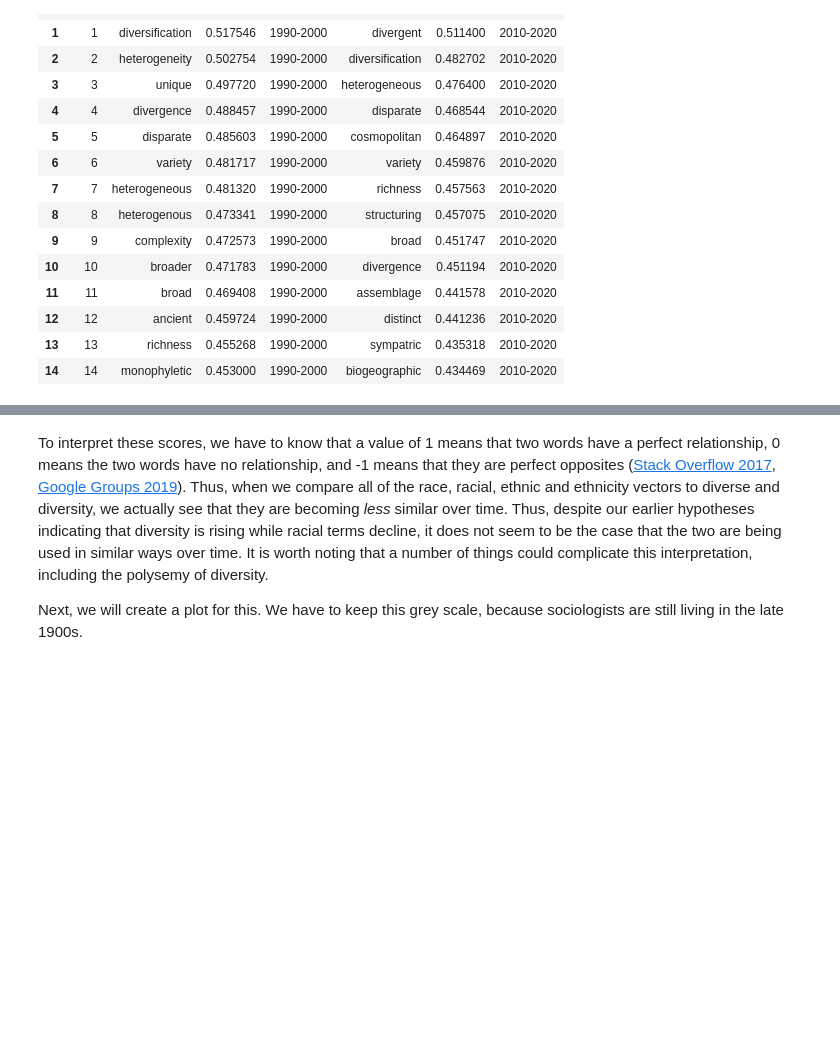
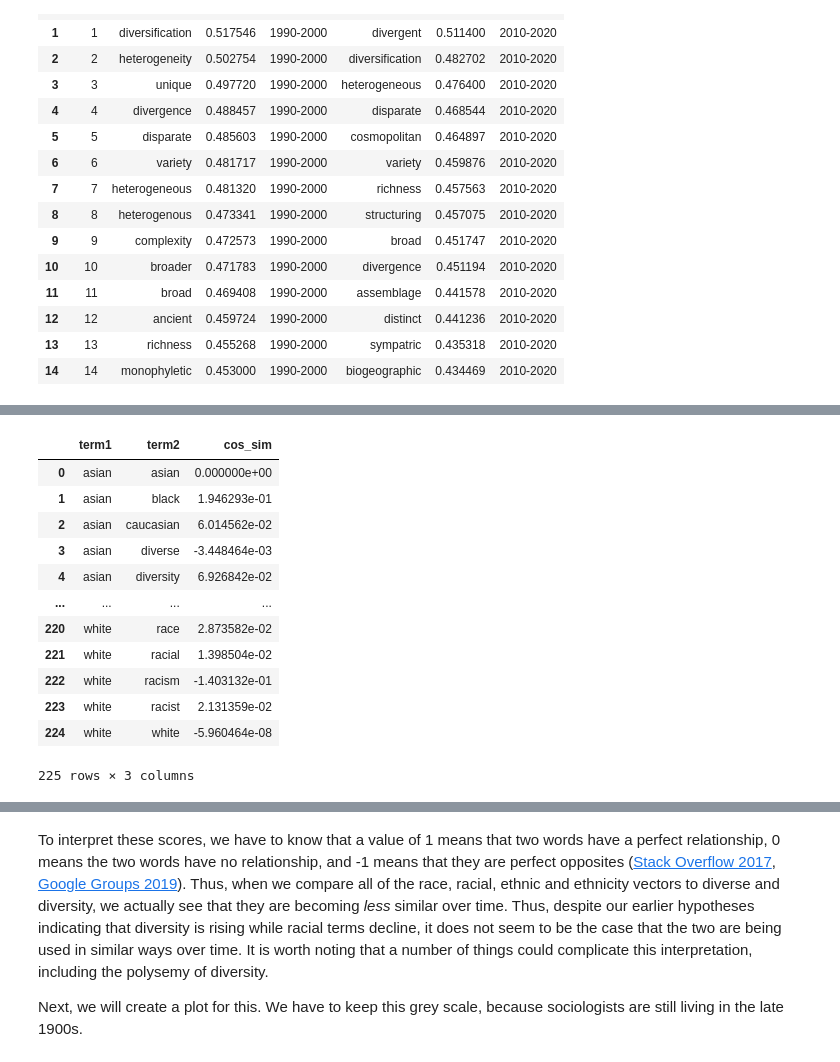
Before and after one commit to brandonleekramer/diversity, a Jupyter notebook: src/03_word_embeddings/02_w2v_results.ipynb, the cells around one changed output, grey strips where cells are left out. Saved outputs shown, nothing was run; the diff lists cells and outputs as text; code cells hidden in the pictures; blank space fills up the shorter version.

```diff
--- a/src/03_word_embeddings/02_w2v_results.ipynb
+++ b/src/03_word_embeddings/02_w2v_results.ipynb
@@ -232,3 +205,21 @@ test
+# %%
+race_diversity_comps = w2v_similarities_over_time(h1_dictionary, earlier_model, later_model).stack().reset_index()
+race_diversity_comps.rename(columns={ race_diversity_comps.columns[2]: "cos_sim" }, inplace = True)
+race_diversity_comps
+# %% [output]
+|  | term1 | term2 | cos_sim |
+| 0 | asian | asian | 0.000000e+00 |
+| 1 | asian | black | 1.946293e-01 |
+| 2 | asian | caucasian | 6.014562e-02 |
+| 3 | asian | diverse | -3.448464e-03 |
+| 4 | asian | diversity | 6.926842e-02 |
+| ... | ... | ... | ... |
+| 220 | white | race | 2.873582e-02 |
+| 221 | white | racial | 1.398504e-02 |
+| 222 | white | racism | -1.403132e-01 |
+| 223 | white | racist | 2.131359e-02 |
+| 224 | white | white | -5.960464e-08 |
+225 rows × 3 columns
 # %%
 race_diversity_early = earlier_model.wv.similarity('race','diversity')
 race_diversity_later = later_model.wv.similarity('race','diversity')
```
Also changed, not shown: parts of 16 cells of this notebook.
